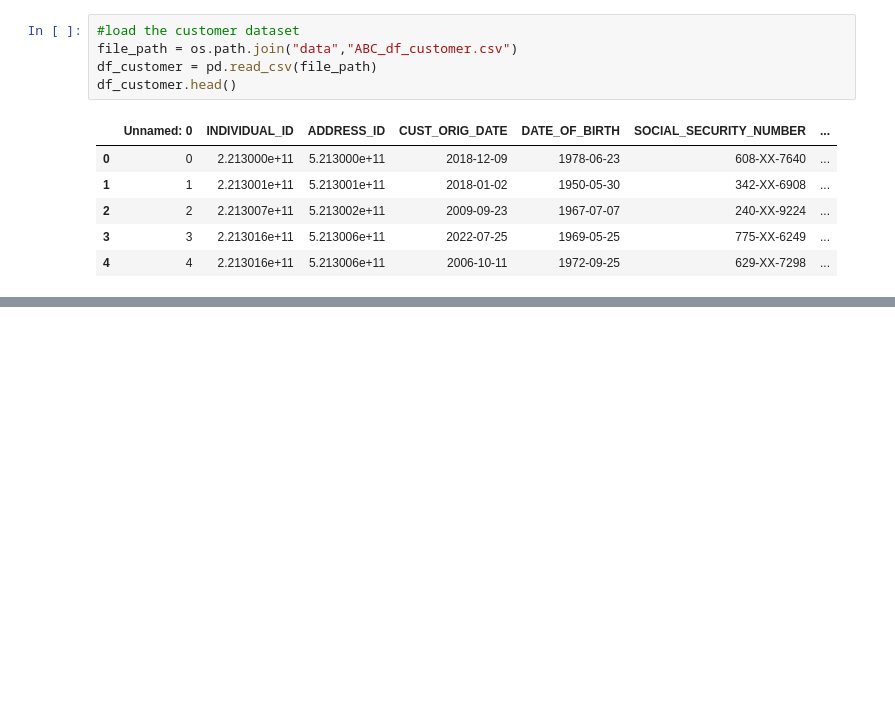
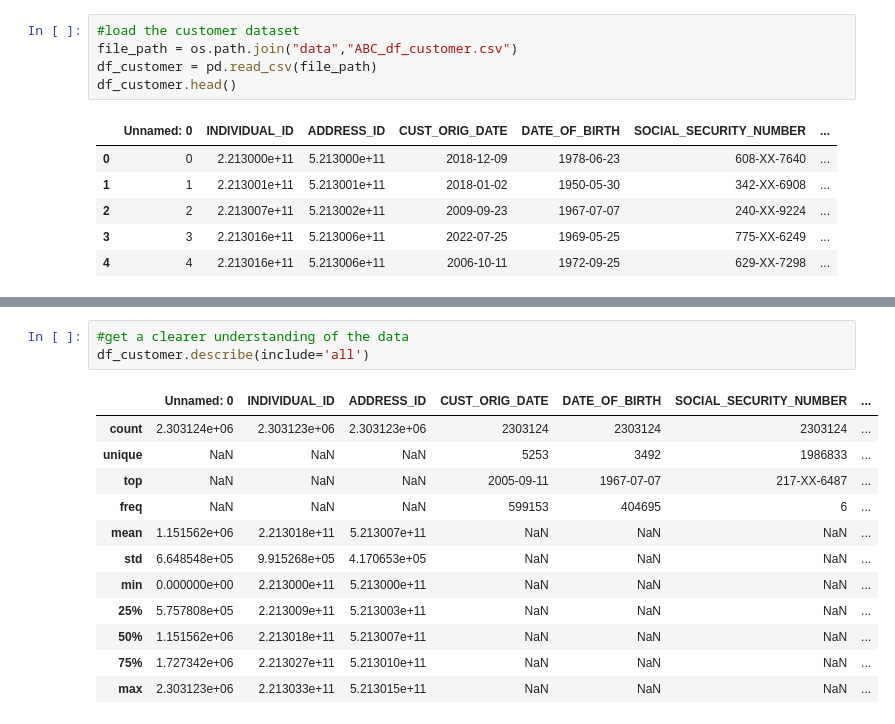
Before and after one commit to fabrizi0rigodanz0/Insurance_Analysis_ML, a Jupyter notebook: notebook.ipynb, the cells around one changed output, grey strips where cells are left out. Saved outputs shown, nothing was run; the diff lists cells and outputs as text; blank space fills up the shorter version.

```diff
--- a/notebook.ipynb
+++ b/notebook.ipynb
@@ -104,0 +138,16 @@ df_customer.head()
+# %%
+#get a clearer understanding of the data
+df_customer.describe(include='all')
+# %% [output]
+|  | Unnamed: 0 | INDIVIDUAL_ID | ADDRESS_ID | CUST_ORIG_DATE | DATE_OF_BIRTH | SOCIAL_SECURITY_NUMBER | ... |
+| count | 2.303124e+06 | 2.303123e+06 | 2.303123e+06 | 2303124 | 2303124 | 2303124 | ... |
+| unique | NaN | NaN | NaN | 5253 | 3492 | 1986833 | ... |
+| top | NaN | NaN | NaN | 2005-09-11 | 1967-07-07 | 217-XX-6487 | ... |
+| freq | NaN | NaN | NaN | 599153 | 404695 | 6 | ... |
+| mean | 1.151562e+06 | 2.213018e+11 | 5.213007e+11 | NaN | NaN | NaN | ... |
+| std | 6.648548e+05 | 9.915268e+05 | 4.170653e+05 | NaN | NaN | NaN | ... |
+| min | 0.000000e+00 | 2.213000e+11 | 5.213000e+11 | NaN | NaN | NaN | ... |
+| 25% | 5.757808e+05 | 2.213009e+11 | 5.213003e+11 | NaN | NaN | NaN | ... |
+| 50% | 1.151562e+06 | 2.213018e+11 | 5.213007e+11 | NaN | NaN | NaN | ... |
+| 75% | 1.727342e+06 | 2.213027e+11 | 5.213010e+11 | NaN | NaN | NaN | ... |
+| max | 2.303123e+06 | 2.213033e+11 | 5.213015e+11 | NaN | NaN | NaN | ... |
```
Also changed, not shown: parts of 9 cells of this notebook.
